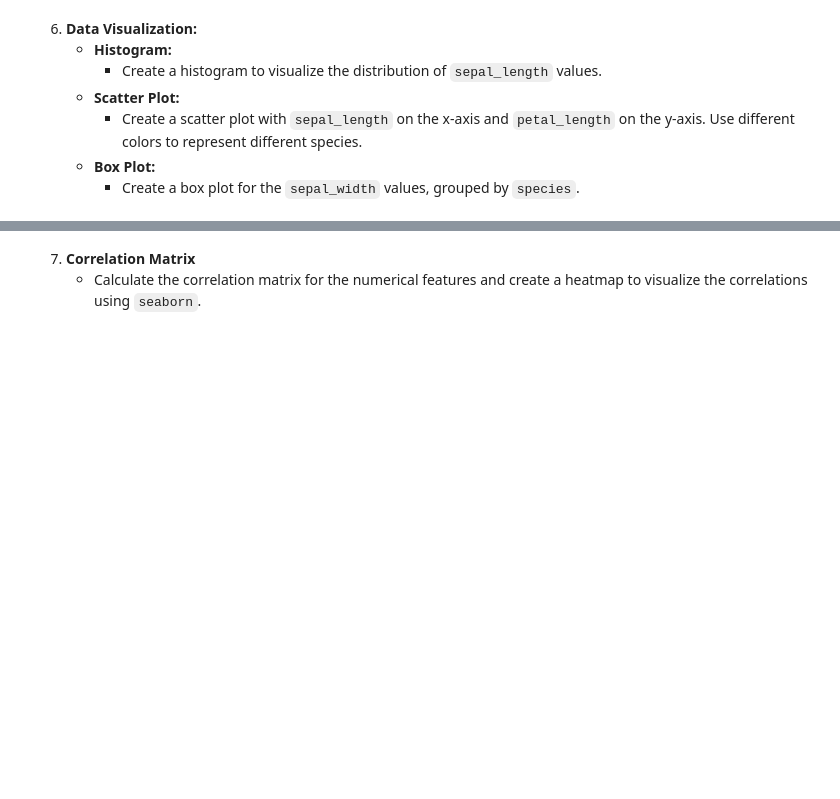
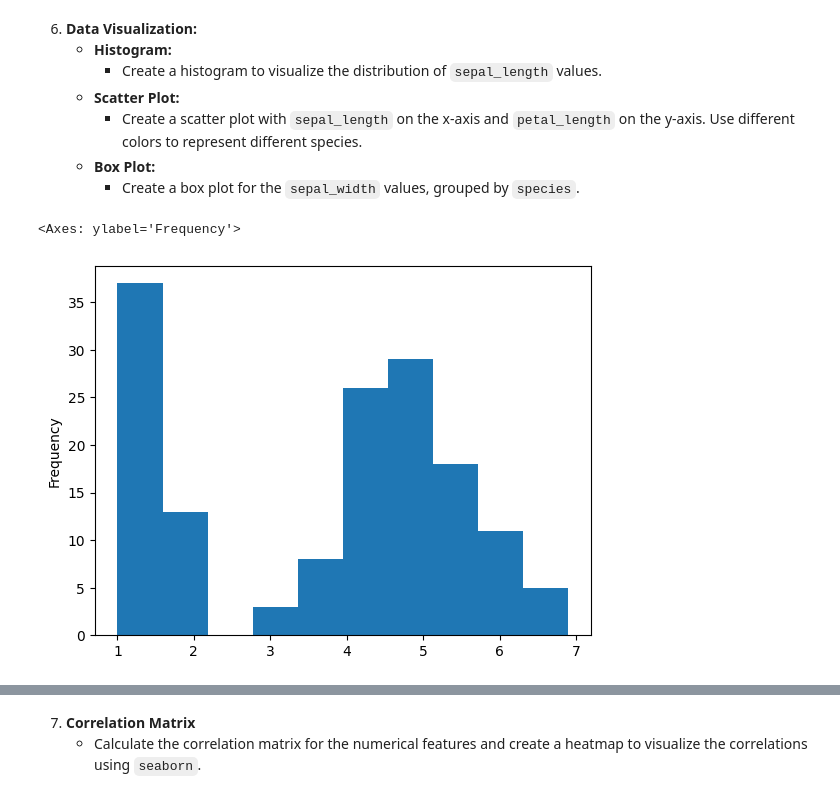
Before and after one commit to sureshskg-beep/DS-P1, a Jupyter notebook: Assignments/Assignment-07_Jan16.ipynb, the cells around one changed output, grey strips where cells are left out. Drawn from its saved outputs; the diff is of its cells as text; code cells hidden in the pictures; blank space fills up the shorter version.

```diff
--- a/Assignments/Assignment-07_Jan16.ipynb
+++ b/Assignments/Assignment-07_Jan16.ipynb
@@ -9,3 +9,9 @@ Use the [Iris Species dataset](https://www.kaggle.com/uciml/iris) from Kaggle, w
 1. **Importing the Dataset:**
    - Load the dataset into a pandas DataFrame.
    - Display the first 5 rows of the dataset.
+# %%
+import pandas as pd
+
+df = pd.read_csv("Iris.csv", index_col=0)
+
+df.head()
@@ -25,3 +139,7 @@ Use the [Iris Species dataset](https://www.kaggle.com/uciml/iris) from Kaggle, w
 # %% [markdown]
 5. **Creating New Columns:**
    - Create a new column called `sepal_petal_ratio` which is the ratio of `sepal_length` to `petal_length`.
+# %%
+df["sepal_petal_ratio"]= df["SepalLengthCm"] / df["PetalLengthCm"]
+
+df.head()
@@ -35,0 +165,7 @@ Use the [Iris Species dataset](https://www.kaggle.com/uciml/iris) from Kaggle, w
+# %%
+# Histogram
+
+df.PetalLengthCm.plot(kind = "hist")
+# %% [output]
+<Axes: ylabel='Frequency'>
+[figure, added]
```
Also changed, not shown: parts of 53 cells of this notebook, 2 other files.
